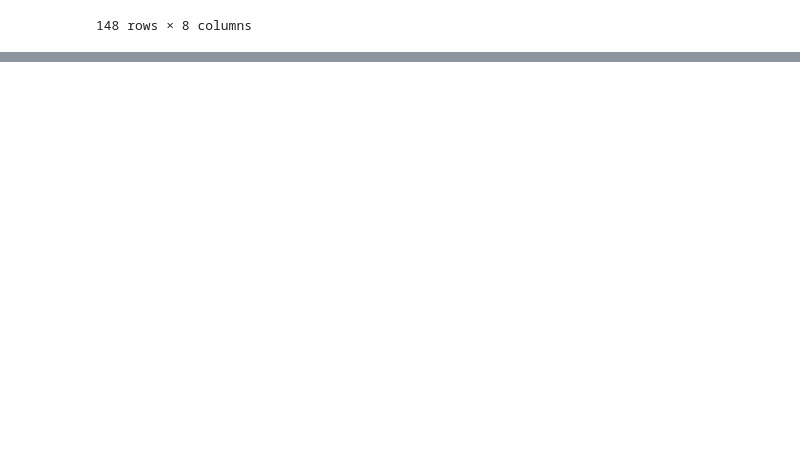
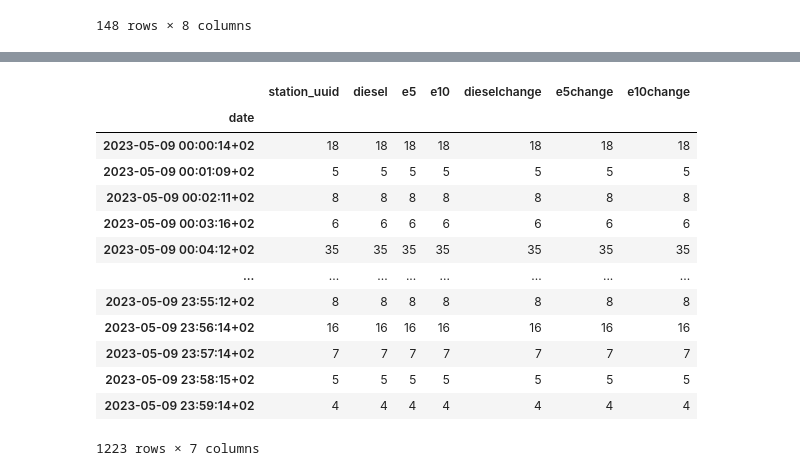
Before and after one commit to petrol-price-predictor/jurassic-juice-juggler, a Jupyter notebook: cleaning.ipynb, the cells around one changed output, grey strips where cells are left out. Saved outputs shown, nothing was run; the diff lists cells and outputs as text; code cells hidden in the pictures; blank space fills up the shorter version.

```diff
--- a/cleaning.ipynb
+++ b/cleaning.ipynb
@@ -175,0 +198,17 @@ stations_data.query('uuid == "7d0bc27f-a579-4cdc-bb2a-24aa2b8c8ffe"')
+# %%
+prices_data09.groupby('date').count()
+# %% [output]
+|  | station_uuid | diesel | e5 | e10 | dieselchange | e5change | e10change |
+| date |  |  |  |  |  |  |  |
+| 2023-05-09 00:00:14+02 | 18 | 18 | 18 | 18 | 18 | 18 | 18 |
+| 2023-05-09 00:01:09+02 | 5 | 5 | 5 | 5 | 5 | 5 | 5 |
+| 2023-05-09 00:02:11+02 | 8 | 8 | 8 | 8 | 8 | 8 | 8 |
+| 2023-05-09 00:03:16+02 | 6 | 6 | 6 | 6 | 6 | 6 | 6 |
+| 2023-05-09 00:04:12+02 | 35 | 35 | 35 | 35 | 35 | 35 | 35 |
+| ... | ... | ... | ... | ... | ... | ... | ... |
+| 2023-05-09 23:55:12+02 | 8 | 8 | 8 | 8 | 8 | 8 | 8 |
+| 2023-05-09 23:56:14+02 | 16 | 16 | 16 | 16 | 16 | 16 | 16 |
+| 2023-05-09 23:57:14+02 | 7 | 7 | 7 | 7 | 7 | 7 | 7 |
+| 2023-05-09 23:58:15+02 | 5 | 5 | 5 | 5 | 5 | 5 | 5 |
+| 2023-05-09 23:59:14+02 | 4 | 4 | 4 | 4 | 4 | 4 | 4 |
+1223 rows × 7 columns
```
Also changed, not shown: parts of 8 cells of this notebook.
